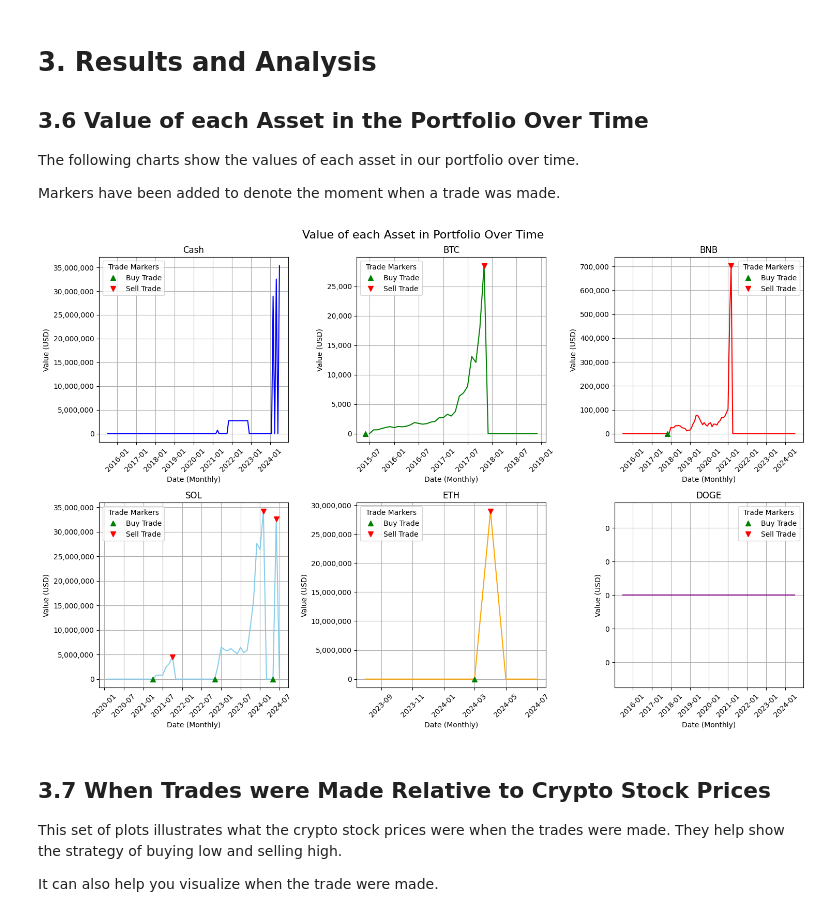
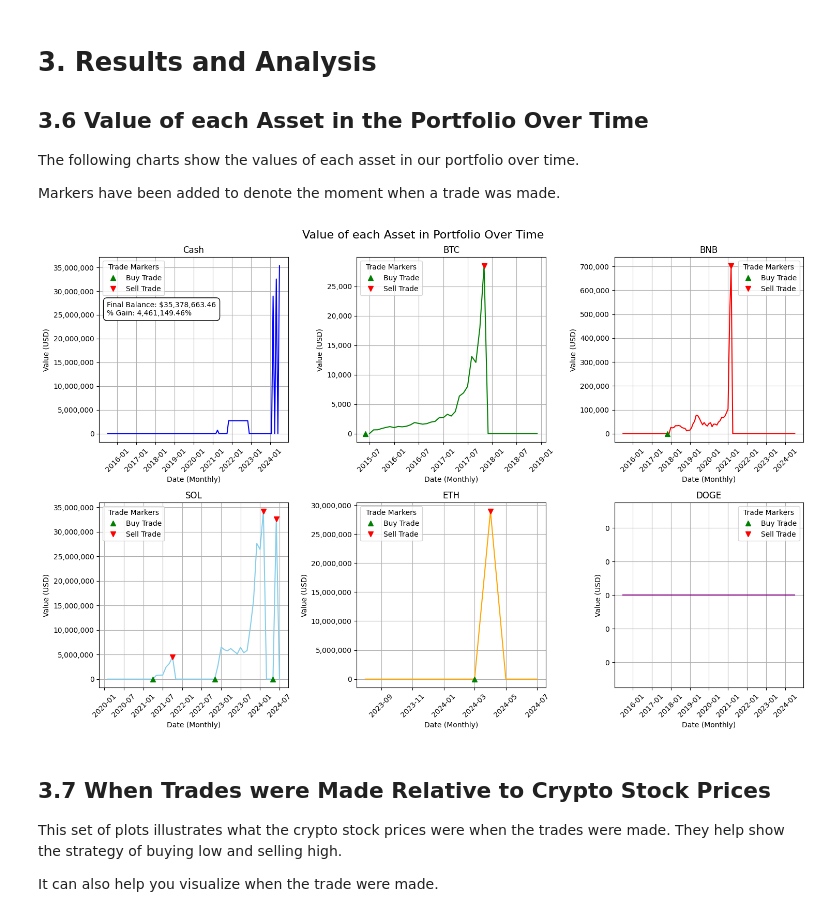
Before and after one commit to NathanGrenier/ENGR-301, a Jupyter notebook: crypto.ipynb, the cells around one changed output. Drawn from its saved outputs; the diff is of its cells as text; code cells hidden in the pictures.

Commit message:
added final balance and % gain annotation to chart

```diff
--- a/crypto.ipynb
+++ b/crypto.ipynb
@@ -416,6 +417,20 @@ for i, column in enumerate(columns):
     non_zero_data[column],
     color=CRYPTO_COLORS[column],
   )
+
+  if column == "Cash":
+    # Add annotation for the final balance
+    axs[i].annotate(
+      f"Final Balance: ${FINAL_BALANCE:,.2f}\n% Gain: {(FINAL_BALANCE - STARTING_BALANCE) / STARTING_BALANCE * 100:,.2f}%",
+      xy=(0.08, 0.8),
+      xycoords="axes fraction",
+      xytext=(-10, -10),
+      textcoords="offset points",
+      ha="left",
+      va="top",
+      bbox=dict(boxstyle="round,pad=0.5", edgecolor="black", facecolor="white"),
+    )
+
   axs[i].set_title(column)
   axs[i].set_xlabel("Date (Monthly)")
   axs[i].set_ylabel("Value (USD)")
@@ -446,34 +461,34 @@ for i, column in enumerate(columns):
       marker = "^"
       color = "green"
     elif tradeType == "sell":
       marker = "v"
       color = "red"
 
     # Get the previous month for the marker
     previous_month_date = pd.Timestamp(tradeDate) - pd.DateOffset(months=1)
     tradeDate = previous_month_date
     if tradeType == "buy":
       y_value = 0
     elif tradeType == "sell":
       # Retrieve the y value for the previous month
       y_value = convertedPortfolioHistory.loc[
         convertedPortfolioHistory["Date"] == previous_month_date, column
       ].values[0]
 
     # Plot the marker
     axs[i].plot(tradeDate, y_value, marker=marker, color=color, markersize=7)
 
   # Add the marker legend
   axs[i].legend(handles=[GREEN_TRIANGLE, RED_TRIANGLE], title="Trade Markers")
 
 # Add a title to the figure
 fig.suptitle("Value of each Asset in Portfolio Over Time", fontsize=16)
 
 # Adjust layout to prevent overlap
 plt.tight_layout()
 plt.show()
 # %% [output]
-[figure, old version]
+[figure, new version]
 # %% [markdown]
 ## 3.7 When Trades were Made Relative to Crypto Stock Prices
 
```
Also changed, not shown: parts of 1 cell of this notebook.
